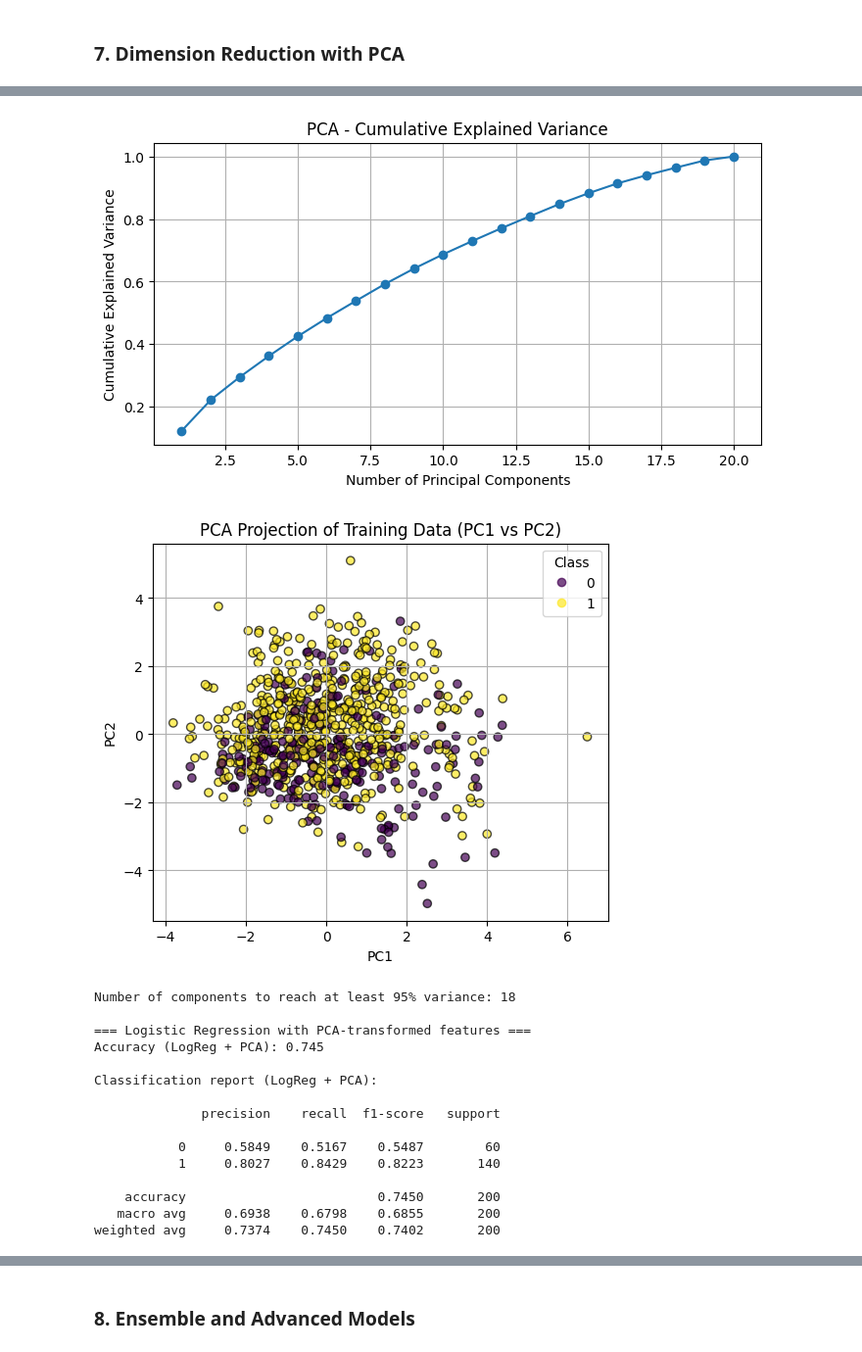
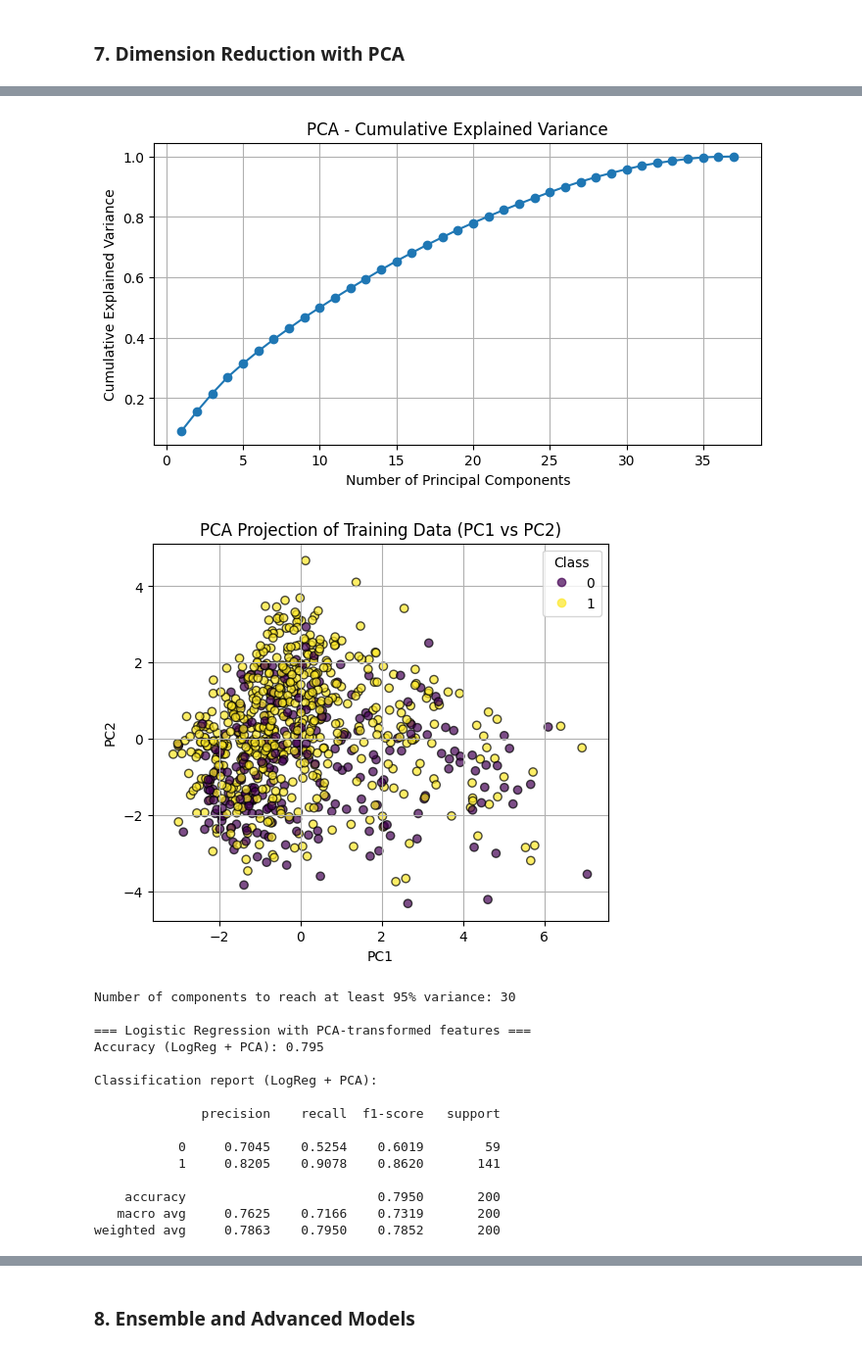
Before and after one commit to Marceeell1/Machine_Learning, a Jupyter notebook: Project.ipynb, the cells around one changed output, grey strips where cells are left out. Shown at 98% size. Cells and saved outputs as stored; diff of their text form; code cells hidden in the pictures.

```diff
--- a/Project.ipynb
+++ b/Project.ipynb
@@ -417,9 +442,13 @@ The model will be trained on the preprocessed dataset using an 80/20 train-test
 The evaluation will include Accuracy, Precision, Recall, and F1-score to account for the class imbalance.
 # %%
 # Baseline model: Logistic Regression
-model = LogisticRegression(max_iter=1000, random_state=42)
-model.fit(X_train, y_train)
-y_pred = model.predict(X_test)
+model = LogisticRegression(
+    max_iter=1000,
+    random_state=42
+)
+model.fit(X_train_scaled, y_train)
+
+y_pred = model.predict(X_test_scaled)
 # %%
 # Evaluation
 print("Baseline Model Evaluation")
@@ -684,11 +687,15 @@ We can see that with GridSearchCV optimisation, our recall for 0 (bad people) is
 from sklearn.ensemble import RandomForestClassifier
 from sklearn.model_selection import RandomizedSearchCV
 from scipy.stats import randint
+from sklearn.metrics import accuracy_score, classification_report
 
-rf = RandomForestClassifier(random_state=42)
+rf = RandomForestClassifier(
+    random_state=42,
+    class_weight="balanced"
+)
 
 param_dist_rf = {
-    "n_estimators": randint(100, 501),
+    "n_estimators": randint(100, 500),
     "max_depth": [None, 5, 10, 20, 30],
     "max_features": ["sqrt", "log2", 0.5]
 }
@@ -697,7 +704,7 @@ rand_rf = RandomizedSearchCV(
     estimator=rf,
     param_distributions=param_dist_rf,
     n_iter=20,
-    scoring="f1",
+    scoring="f1_macro",
     cv=5,
     n_jobs=-1,
     random_state=42
@@ -709,7 +716,8 @@ print("Best params (RF):", rand_rf.best_params_)
 print("Best CV score (RF):", rand_rf.best_score_)
 
 best_rf = rand_rf.best_estimator_
-y_pred = best_rf.predict(X_test)
-print("Accuracy:", accuracy_score(y_test, y_pred))
-print("\nClassification Report:\n", classification_report(y_test, y_pred))
+y_pred_rf = best_rf.predict(X_test)
+
+print("Accuracy:", accuracy_score(y_test, y_pred_rf))
+print("\nClassification Report:\n", classification_report(y_test, y_pred_rf))
 # %% [output]
@@ -733,8 +745,6 @@ Although the overall accuracy of 0.785 is acceptable, the poor performance on cl
 # %% [markdown]
 ### 7. Dimension Reduction with PCA
 # %%
-
-
 from sklearn.decomposition import PCA
 from sklearn.linear_model import LogisticRegression
 from sklearn.metrics import accuracy_score, classification_report
@@ -743,9 +753,9 @@ import matplotlib.pyplot as plt
 
 print("7. Dimension Reduction with PCA\n")
 
-# Fit PCA on the training data (without SMOTE)
+# PCA fitted on SCALED data
 pca = PCA()
-pca.fit(X_train)
+pca.fit(X_train_scaled)
 
 explained_variance = pca.explained_variance_ratio_
 cumulative_variance = np.cumsum(explained_variance)
@@ -769,9 +779,9 @@ plt.title("PCA - Cumulative Explained Variance")
 plt.grid(True)
 plt.show()
 
-# 2D projection on the first two principal components
+# 2D PCA projection
 pca_2d = PCA(n_components=2)
-X_train_pca_2d = pca_2d.fit_transform(X_train)
+X_train_pca_2d = pca_2d.fit_transform(X_train_scaled)
 
 plt.figure(figsize=(6, 5))
 scatter = plt.scatter(
@@ -788,15 +798,15 @@ plt.legend(*scatter.legend_elements(), title="Class")
 plt.grid(True)
 plt.show()
 
-# Keep enough components to reach at least 95% of variance
+# PCA with 95% variance
 n_components_95 = np.argmax(cumulative_variance >= 0.95) + 1
 print(f"\nNumber of components to reach at least 95% variance: {n_components_95}")
 
 pca_final = PCA(n_components=n_components_95)
-X_train_pca = pca_final.fit_transform(X_train)
-X_test_pca = pca_final.transform(X_test)
+X_train_pca = pca_final.fit_transform(X_train_scaled)
+X_test_pca = pca_final.transform(X_test_scaled)
 
-# Logistic Regression on PCA-transformed data
+# Logistic Regression on PCA features
 log_reg_pca = LogisticRegression(max_iter=1000, random_state=42)
 log_reg_pca.fit(X_train_pca, y_train)
 y_pred_pca = log_reg_pca.predict(X_test_pca)
@@ -822,18 +838,18 @@ Cumulative explained variance:
-[figure, old version]
+[figure, new version]
-[figure, old version]
+[figure, new version]
-Number of components to reach at least 95% variance: 18
+Number of components to reach at least 95% variance: 30
 
 === Logistic Regression with PCA-transformed features ===
-Accuracy (LogReg + PCA): 0.745
+Accuracy (LogReg + PCA): 0.795
 
 Classification report (LogReg + PCA):
 
               precision    recall  f1-score   support
 
-           0     0.5849    0.5167    0.5487        60
-           1     0.8027    0.8429    0.8223       140
+           0     0.7045    0.5254    0.6019        59
+           1     0.8205    0.9078    0.8620       141
 
-    accuracy                         0.7450       200
-   macro avg     0.6938    0.6798    0.6855       200
-weighted avg     0.7374    0.7450    0.7402       200
+    accuracy                         0.7950       200
+   macro avg     0.7625    0.7166    0.7319       200
+weighted avg     0.7863    0.7950    0.7852       200
 # %% [markdown]
```
Also changed, not shown: parts of 39 cells of this notebook, 1 other file.
